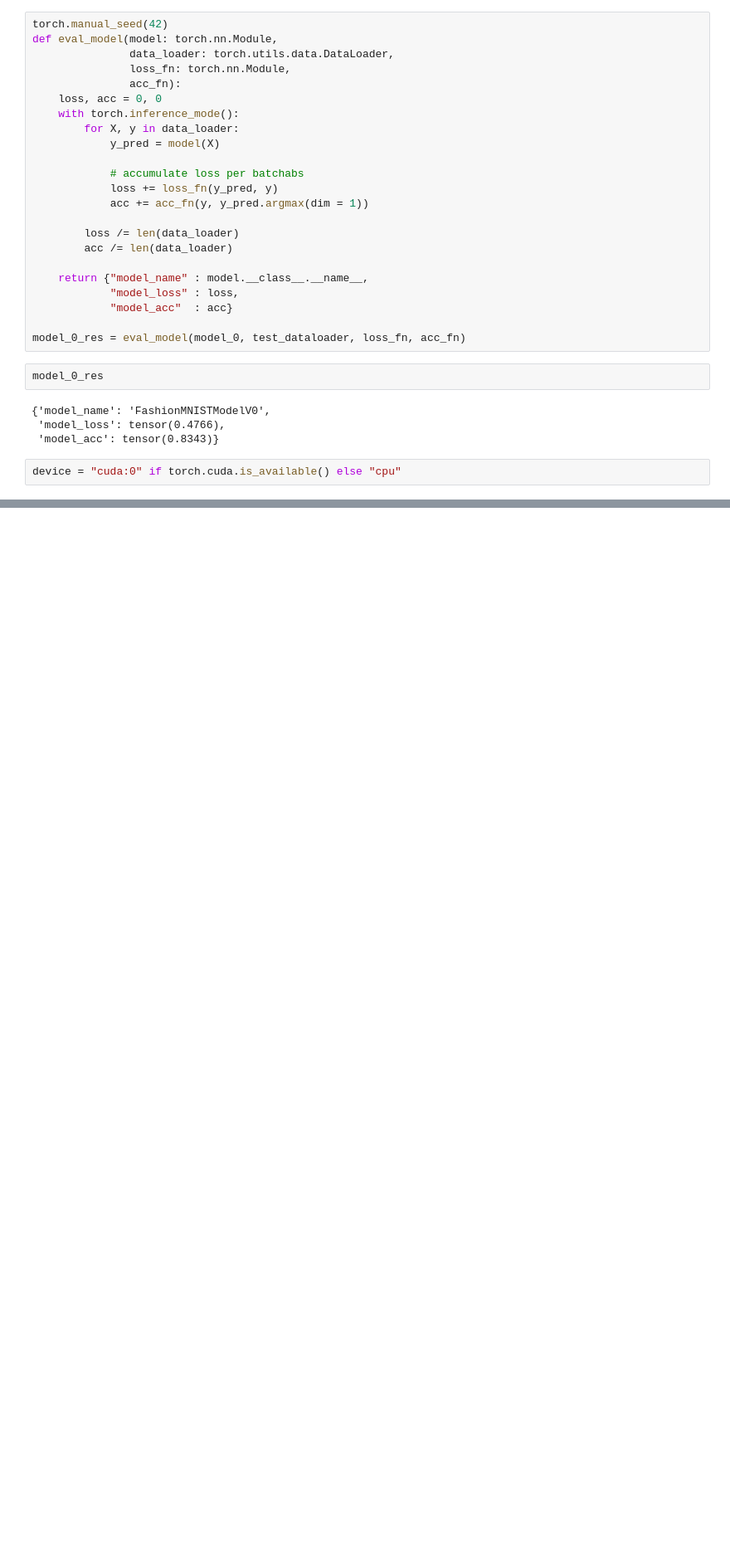
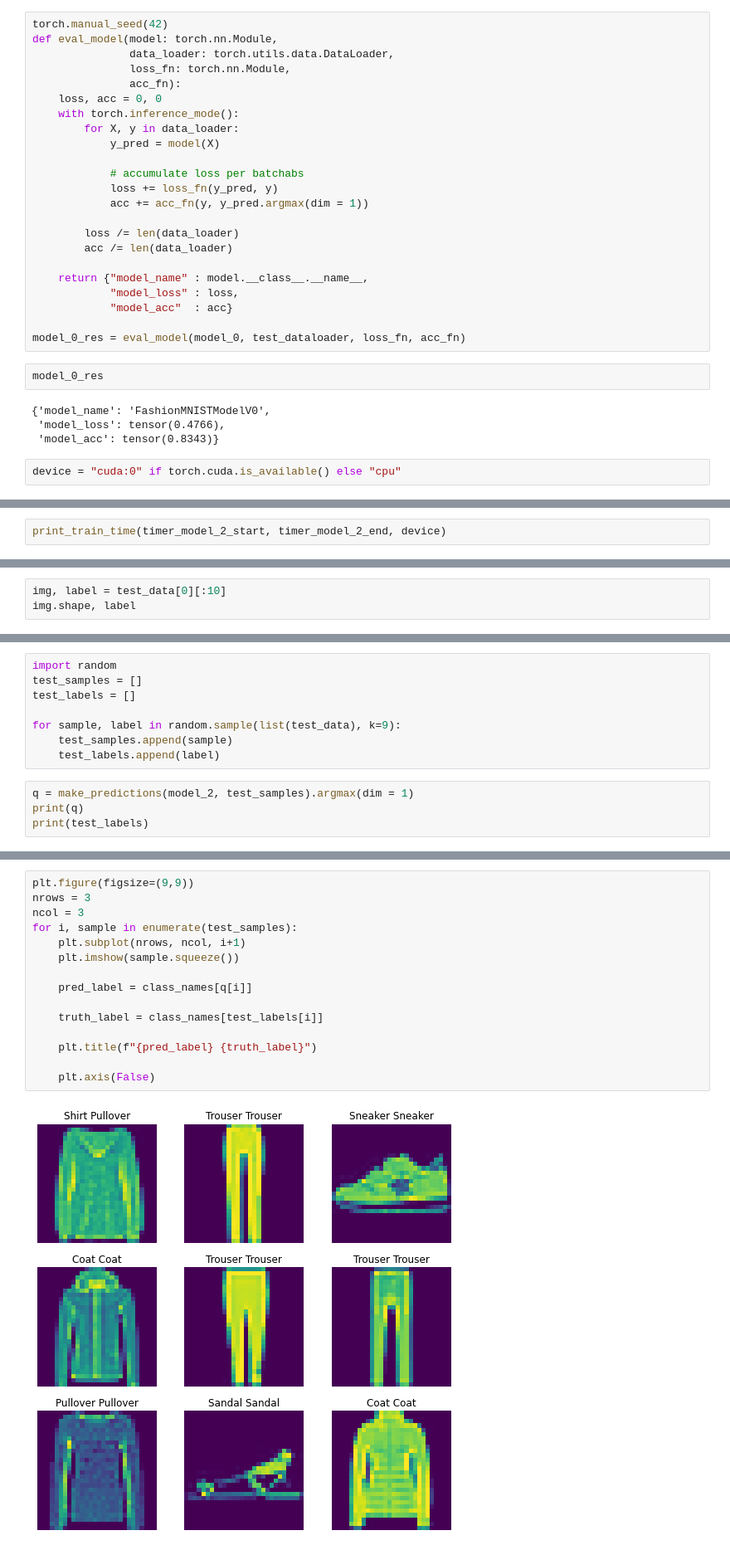
Before and after one commit to Anikeetgarg/ML-Learning-Reporsitory, a Jupyter notebook: DL-Work/Book_course/Chapter 3/CNN_tut.ipynb, the cells around one changed output, grey strips where cells are left out. Shown at 83% size. Drawn from its saved outputs; the diff is of its cells as text; blank space fills up the shorter version.

Commit message:
Added Evaluations to the model

```diff
--- a/DL-Work/Book_course/Chapter 3/CNN_tut.ipynb
+++ b/DL-Work/Book_course/Chapter 3/CNN_tut.ipynb
@@ -271,0 +518,2 @@ device = "cuda:0" if torch.cuda.is_available() else "cpu"
+# %%
+print_train_time(timer_model_2_start, timer_model_2_end, device)
@@ -271,0 +549,3 @@ device = "cuda:0" if torch.cuda.is_available() else "cpu"
+# %%
+img, label = test_data[0][:10]
+img.shape, label
@@ -271,0 +563,12 @@ device = "cuda:0" if torch.cuda.is_available() else "cpu"
+# %%
+import random
+test_samples = []
+test_labels = []
+
+for sample, label in random.sample(list(test_data), k=9):
+    test_samples.append(sample)
+    test_labels.append(label)
+# %%
+q = make_predictions(model_2, test_samples).argmax(dim = 1)
+print(q)
+print(test_labels)
@@ -271,0 +578,17 @@ device = "cuda:0" if torch.cuda.is_available() else "cpu"
+# %%
+plt.figure(figsize=(9,9))
+nrows = 3
+ncol = 3
+for i, sample in enumerate(test_samples):
+    plt.subplot(nrows, ncol, i+1)
+    plt.imshow(sample.squeeze())
+
+    pred_label = class_names[q[i]]
+
+    truth_label = class_names[test_labels[i]]
+
+    plt.title(f"{pred_label} {truth_label}")
+
+    plt.axis(False)
+# %% [output]
+[figure, added]
```
Also changed, not shown: parts of 21 cells of this notebook.
